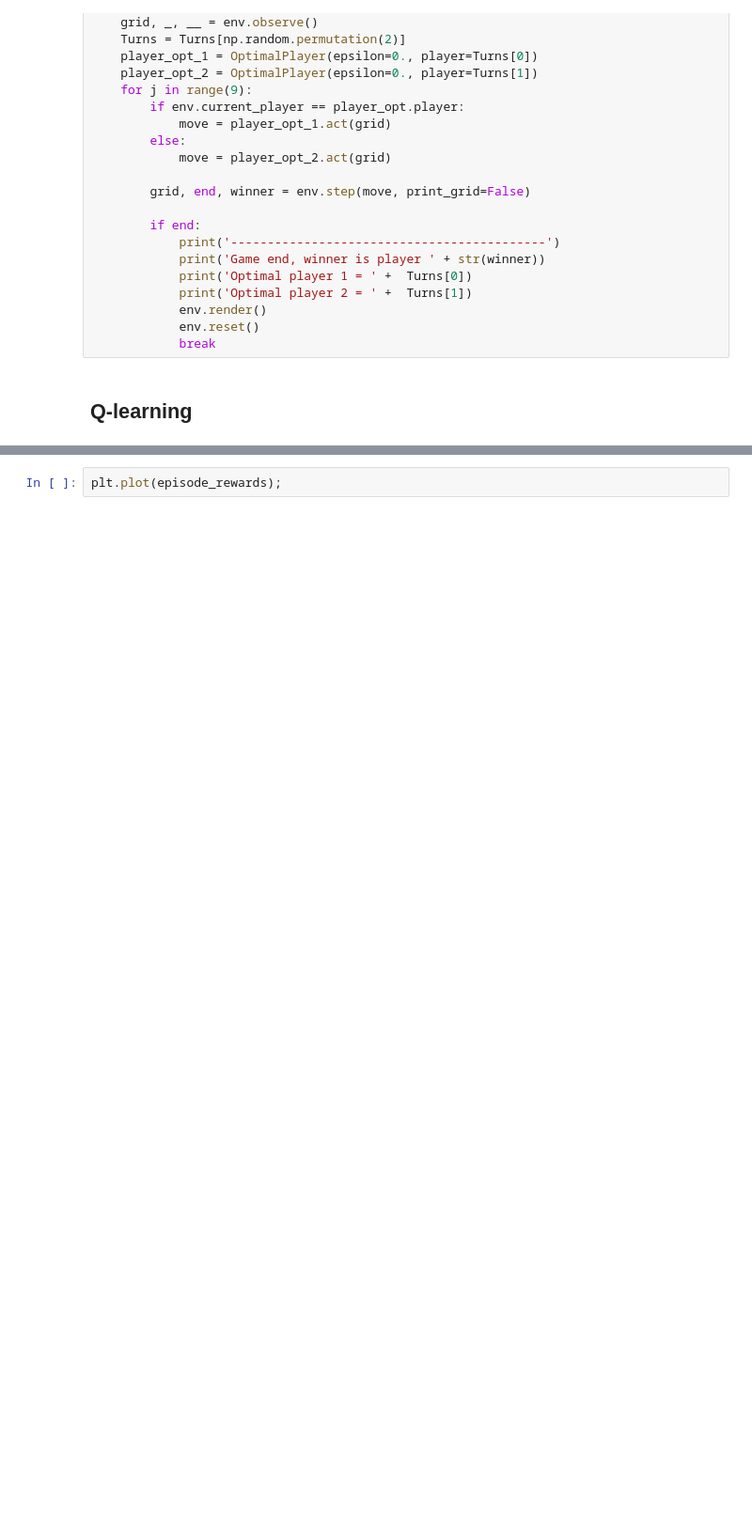
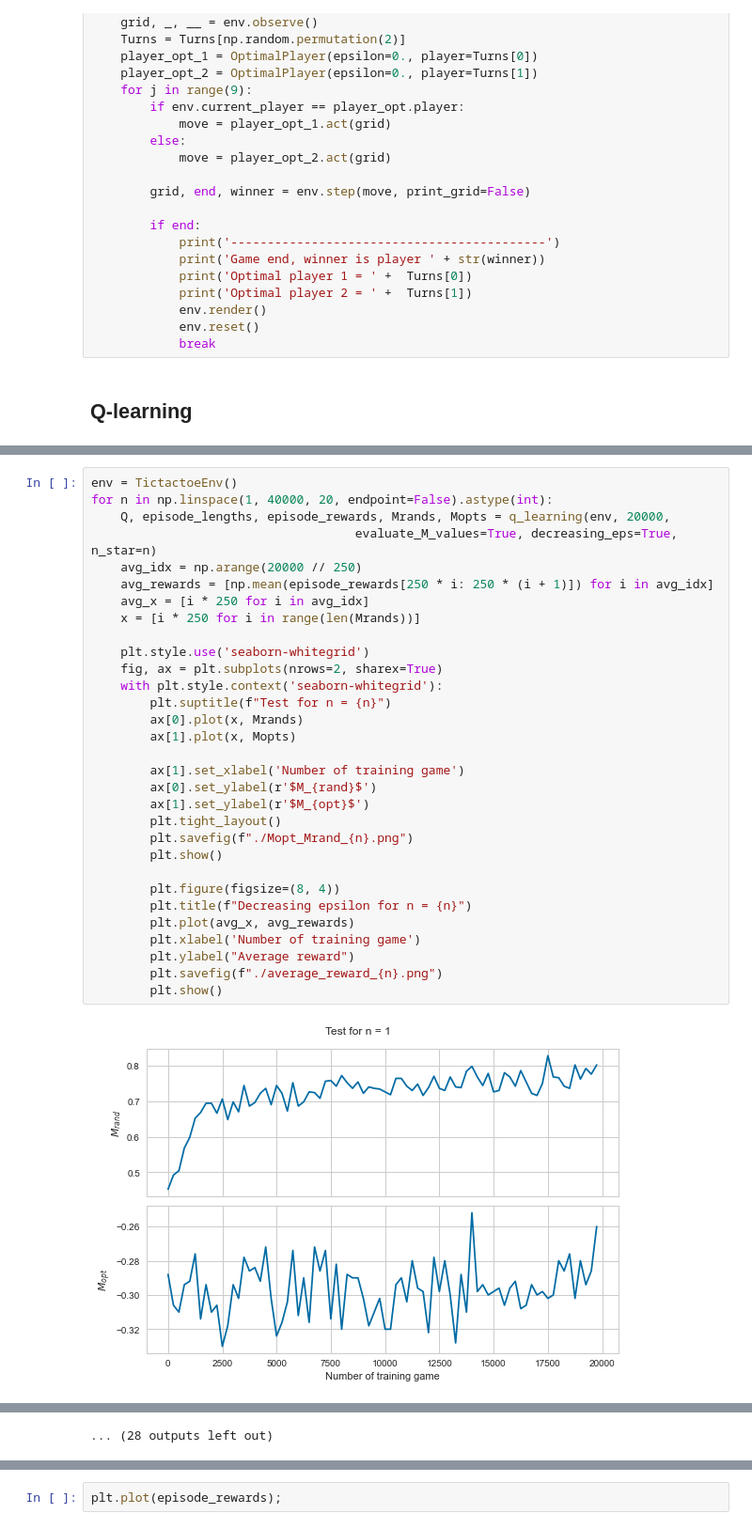
Before and after one commit to Gianniii/CS-456-Artificial-Neural-Network-Miniproject, a Jupyter notebook: tic_tac_toe.ipynb, the cells around one changed output, grey strips where cells are left out. Shown at 94% size. Cells and saved outputs as stored; diff of their text form; blank space fills up the shorter version.

```diff
--- a/tic_tac_toe.ipynb
+++ b/tic_tac_toe.ipynb
@@ -311,0 +312,33 @@ plt.show()
+# %%
+env = TictactoeEnv()
+for n in np.linspace(1, 40000, 20, endpoint=False).astype(int):
+    Q, episode_lengths, episode_rewards, Mrands, Mopts = q_learning(env, 20000,
+                                    evaluate_M_values=True, decreasing_eps=True, n_star=n)
+    avg_idx = np.arange(20000 // 250)
+    avg_rewards = [np.mean(episode_rewards[250 * i: 250 * (i + 1)]) for i in avg_idx]
+    avg_x = [i * 250 for i in avg_idx]
+    x = [i * 250 for i in range(len(Mrands))]
+
+    plt.style.use('seaborn-whitegrid')
+    fig, ax = plt.subplots(nrows=2, sharex=True)
+    with plt.style.context('seaborn-whitegrid'):
+        plt.suptitle(f"Test for n = {n}")
+        ax[0].plot(x, Mrands)
+        ax[1].plot(x, Mopts)
+
+        ax[1].set_xlabel('Number of training game')
+        ax[0].set_ylabel(r'$M_{rand}$')
+        ax[1].set_ylabel(r'$M_{opt}$')
+        plt.tight_layout()
+        plt.savefig(f"./Mopt_Mrand_{n}.png")
+        plt.show()
+
+        plt.figure(figsize=(8, 4))
+        plt.title(f"Decreasing epsilon for n = {n}")
+        plt.plot(avg_x, avg_rewards)
+        plt.xlabel('Number of training game')
+        plt.ylabel("Average reward")
+        plt.savefig(f"./average_reward_{n}.png")
+        plt.show()
+# %% [output]
+[figure, added]
@@ -311,0 +356 @@ plt.show()
+... (28 outputs left out)
```
Also changed, not shown: parts of 14 cells of this notebook.
